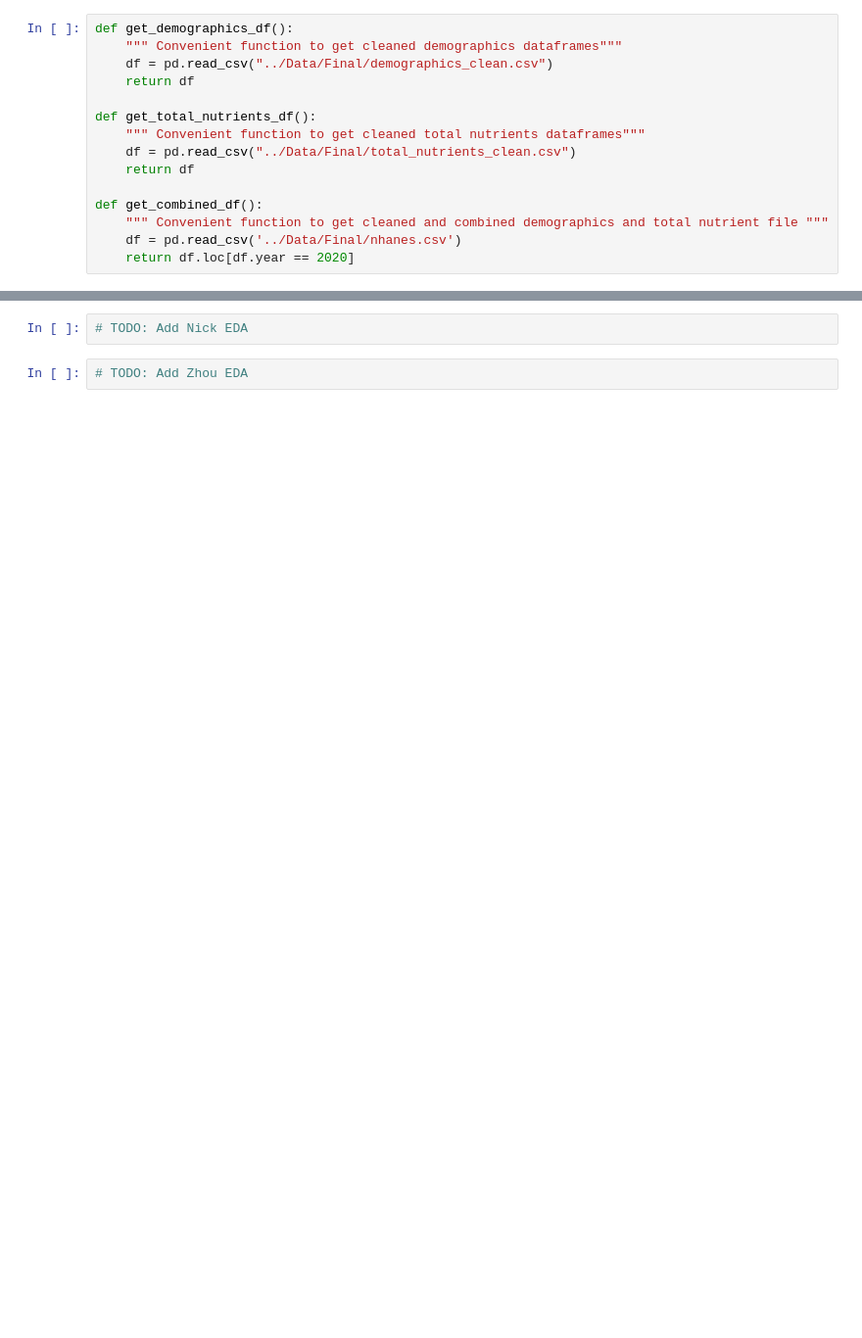
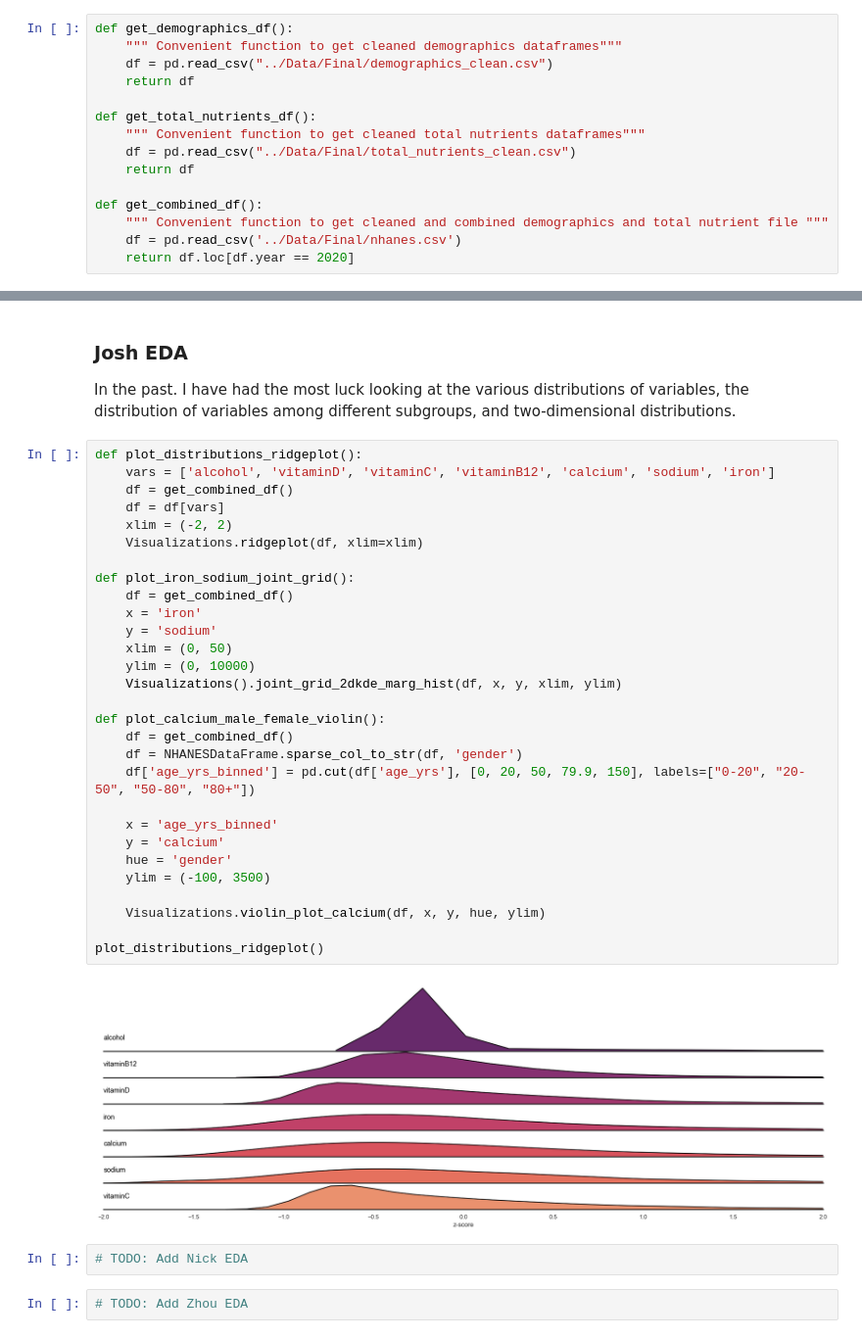
Before and after one commit to TheFish18/MADSMilestoneI, a Jupyter notebook: Scripts/main.ipynb, the cells around one changed output, grey strips where cells are left out. Shown at 98% size. Drawn from its saved outputs; the diff is of its cells as text; blank space fills up the shorter version.

Commit message:
added to main.ipynb and cleaned visualizations.py

```diff
--- a/Scripts/main.ipynb
+++ b/Scripts/main.ipynb
@@ -134,3 +187,38 @@ def get_combined_df():
+# %% [markdown]
+### Josh EDA
+
+In the past. I have had the most luck looking at the various distributions of variables, the distribution of variables among different subgroups, and two-dimensional distributions.
+# %%
+def plot_distributions_ridgeplot():
+    vars = ['alcohol', 'vitaminD', 'vitaminC', 'vitaminB12', 'calcium', 'sodium', 'iron']
+    df = get_combined_df()
+    df = df[vars]
+    xlim = (-2, 2)
+    Visualizations.ridgeplot(df, xlim=xlim)
+
+def plot_iron_sodium_joint_grid():
+    df = get_combined_df()
+    x = 'iron'
+    y = 'sodium'
+    xlim = (0, 50)
+    ylim = (0, 10000)
+    Visualizations().joint_grid_2dkde_marg_hist(df, x, y, xlim, ylim)
+
+def plot_calcium_male_female_violin():
+    df = get_combined_df()
+    df = NHANESDataFrame.sparse_col_to_str(df, 'gender')
+    df['age_yrs_binned'] = pd.cut(df['age_yrs'], [0, 20, 50, 79.9, 150], labels=["0-20", "20-50", "50-80", "80+"])
+
+    x = 'age_yrs_binned'
+    y = 'calcium'
+    hue = 'gender'
+    ylim = (-100, 3500)
+
+    Visualizations.violin_plot_calcium(df, x, y, hue, ylim)
+
+plot_distributions_ridgeplot()
+# %% [output]
+[figure, added]
 # %%
 # TODO: Add Nick EDA
 # %%
```
Also changed, not shown: parts of 5 cells of this notebook, 1 other file.
